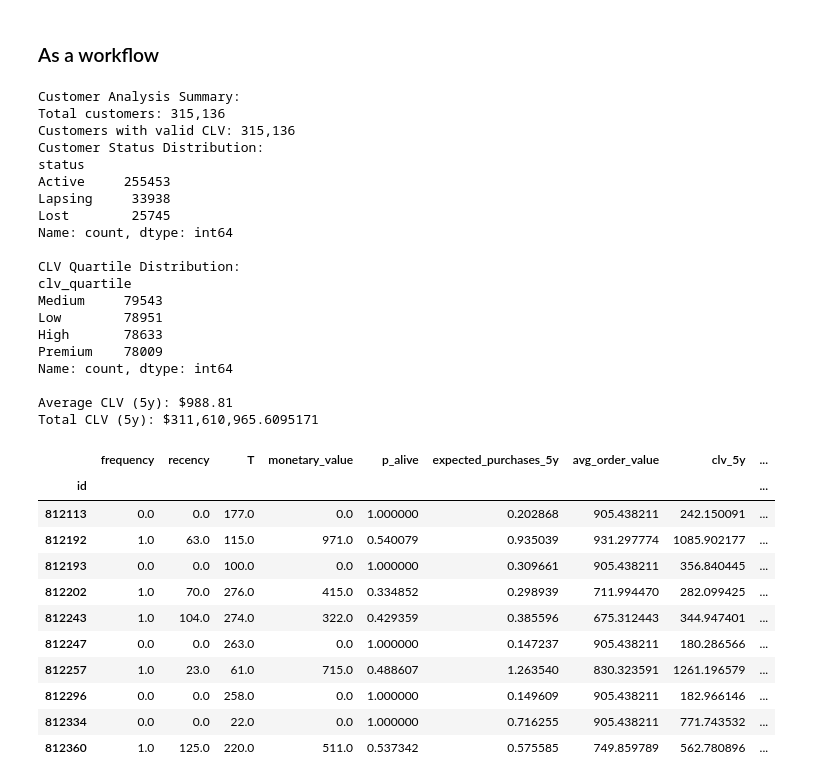
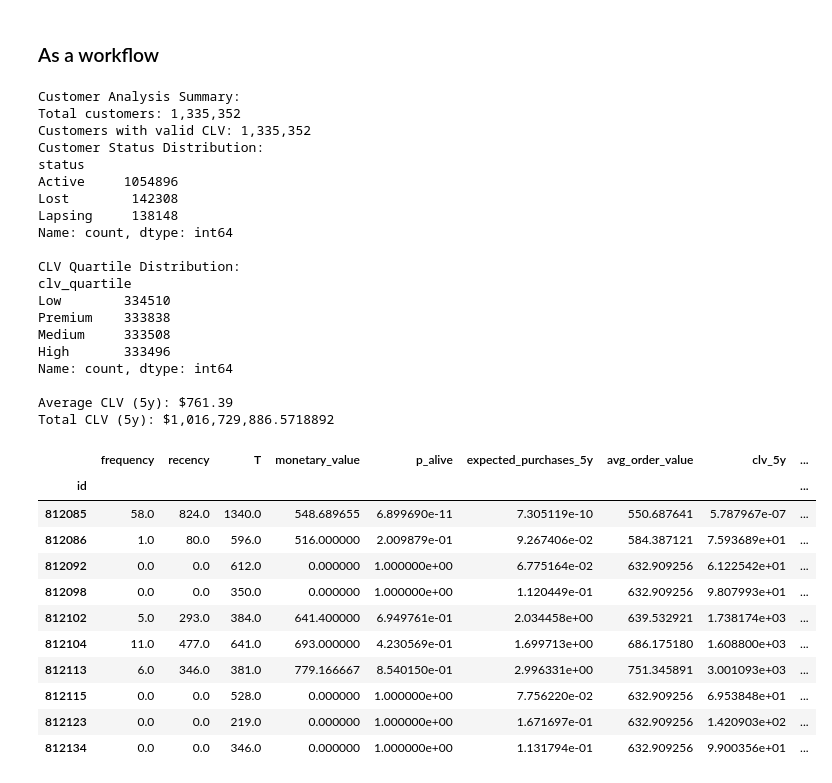
Before and after one commit to mpb-com/dsci-customer, a Jupyter notebook: experiments/lifetimes.ipynb, the cells around one changed output. Cells and saved outputs as stored; diff of their text form; code cells hidden in the pictures.

```diff
--- a/experiments/lifetimes.ipynb
+++ b/experiments/lifetimes.ipynb
@@ -469,8 +469,7 @@ SELECT customer_id as id,
 DATETIME(transaction_completed_datetime) as txn_date,
 coalesce(inbound_payment_value - outbound_payment_value, 0) as value
 FROM `mpb-data-science-dev-ab-602d.dsci_daw.STV`
-WHERE transaction_state = 'COMPLETED'
-AND DATETIME(transaction_completed_datetime) > '2020-01-01'
+WHERE transaction_completed_datetime is not null
 """
 
 job_config = bigquery.QueryJobConfig()
@@ -555,51 +554,51 @@ def get_customer_status(p_alive):
     elif p_alive < 0.6:
         return 'Lapsing'
     else:
         return 'Active'
 
 customer_analysis['status'] = customer_analysis['p_alive'].apply(get_customer_status)
 
 print("Customer Analysis Summary:")
 print(f"Total customers: {len(customer_analysis):,}")
 print(f"Customers with valid CLV: {valid_clv_mask.sum():,}")
 print(f"Customer Status Distribution:")
 print(customer_analysis['status'].value_counts())
 print(f"\nCLV Quartile Distribution:")
 print(customer_analysis['clv_quartile'].value_counts())
 print(f"\nAverage CLV (5y): ${customer_analysis['clv_5y'].mean():.2f}")
 print(f"Total CLV (5y): ${customer_analysis['clv_5y'].sum():,}")
 
 customer_analysis.head(10)
 # %% [output]
 Customer Analysis Summary:
-Total customers: 315,136
-Customers with valid CLV: 315,136
+Total customers: 1,335,352
+Customers with valid CLV: 1,335,352
 Customer Status Distribution:
 status
-Active     255453
-Lapsing     33938
-Lost        25745
+Active     1054896
+Lost        142308
+Lapsing     138148
 Name: count, dtype: int64
 
 CLV Quartile Distribution:
 clv_quartile
-Medium     79543
-Low        78951
-High       78633
-Premium    78009
+Low        334510
+Premium    333838
+Medium     333508
+High       333496
 Name: count, dtype: int64
 
-Average CLV (5y): $988.81
-Total CLV (5y): $311,610,965.6095171
+Average CLV (5y): $761.39
+Total CLV (5y): $1,016,729,886.5718892
 |  | frequency | recency | T | monetary_value | p_alive | expected_purchases_5y | avg_order_value | clv_5y | ... |
 | id |  |  |  |  |  |  |  |  | ... |
-| 812113 | 0.0 | 0.0 | 177.0 | 0.0 | 1.000000 | 0.202868 | 905.438211 | 242.150091 | ... |
-| 812192 | 1.0 | 63.0 | 115.0 | 971.0 | 0.540079 | 0.935039 | 931.297774 | 1085.902177 | ... |
-| 812193 | 0.0 | 0.0 | 100.0 | 0.0 | 1.000000 | 0.309661 | 905.438211 | 356.840445 | ... |
-| 812202 | 1.0 | 70.0 | 276.0 | 415.0 | 0.334852 | 0.298939 | 711.994470 | 282.099425 | ... |
-| 812243 | 1.0 | 104.0 | 274.0 | 322.0 | 0.429359 | 0.385596 | 675.312443 | 344.947401 | ... |
-| 812247 | 0.0 | 0.0 | 263.0 | 0.0 | 1.000000 | 0.147237 | 905.438211 | 180.286566 | ... |
-| 812257 | 1.0 | 23.0 | 61.0 | 715.0 | 0.488607 | 1.263540 | 830.323591 | 1261.196579 | ... |
-| 812296 | 0.0 | 0.0 | 258.0 | 0.0 | 1.000000 | 0.149609 | 905.438211 | 182.966146 | ... |
-| 812334 | 0.0 | 0.0 | 22.0 | 0.0 | 1.000000 | 0.716255 | 905.438211 | 771.743532 | ... |
-| 812360 | 1.0 | 125.0 | 220.0 | 511.0 | 0.537342 | 0.575585 | 749.859789 | 562.780896 | ... |
+| 812085 | 58.0 | 824.0 | 1340.0 | 548.689655 | 6.899690e-11 | 7.305119e-10 | 550.687641 | 5.787967e-07 | ... |
+| 812086 | 1.0 | 80.0 | 596.0 | 516.000000 | 2.009879e-01 | 9.267406e-02 | 584.387121 | 7.593689e+01 | ... |
+| 812092 | 0.0 | 0.0 | 612.0 | 0.000000 | 1.000000e+00 | 6.775164e-02 | 632.909256 | 6.122542e+01 | ... |
+| 812098 | 0.0 | 0.0 | 350.0 | 0.000000 | 1.000000e+00 | 1.120449e-01 | 632.909256 | 9.807993e+01 | ... |
+| 812102 | 5.0 | 293.0 | 384.0 | 641.400000 | 6.949761e-01 | 2.034458e+00 | 639.532921 | 1.738174e+03 | ... |
+| 812104 | 11.0 | 477.0 | 641.0 | 693.000000 | 4.230569e-01 | 1.699713e+00 | 686.175180 | 1.608800e+03 | ... |
+| 812113 | 6.0 | 346.0 | 381.0 | 779.166667 | 8.540150e-01 | 2.996331e+00 | 751.345891 | 3.001093e+03 | ... |
+| 812115 | 0.0 | 0.0 | 528.0 | 0.000000 | 1.000000e+00 | 7.756220e-02 | 632.909256 | 6.953848e+01 | ... |
+| 812123 | 0.0 | 0.0 | 219.0 | 0.000000 | 1.000000e+00 | 1.671697e-01 | 632.909256 | 1.420903e+02 | ... |
+| 812134 | 0.0 | 0.0 | 346.0 | 0.000000 | 1.000000e+00 | 1.131794e-01 | 632.909256 | 9.900356e+01 | ... |
```
Also changed, not shown: parts of 2 cells of this notebook, 3 other files.
